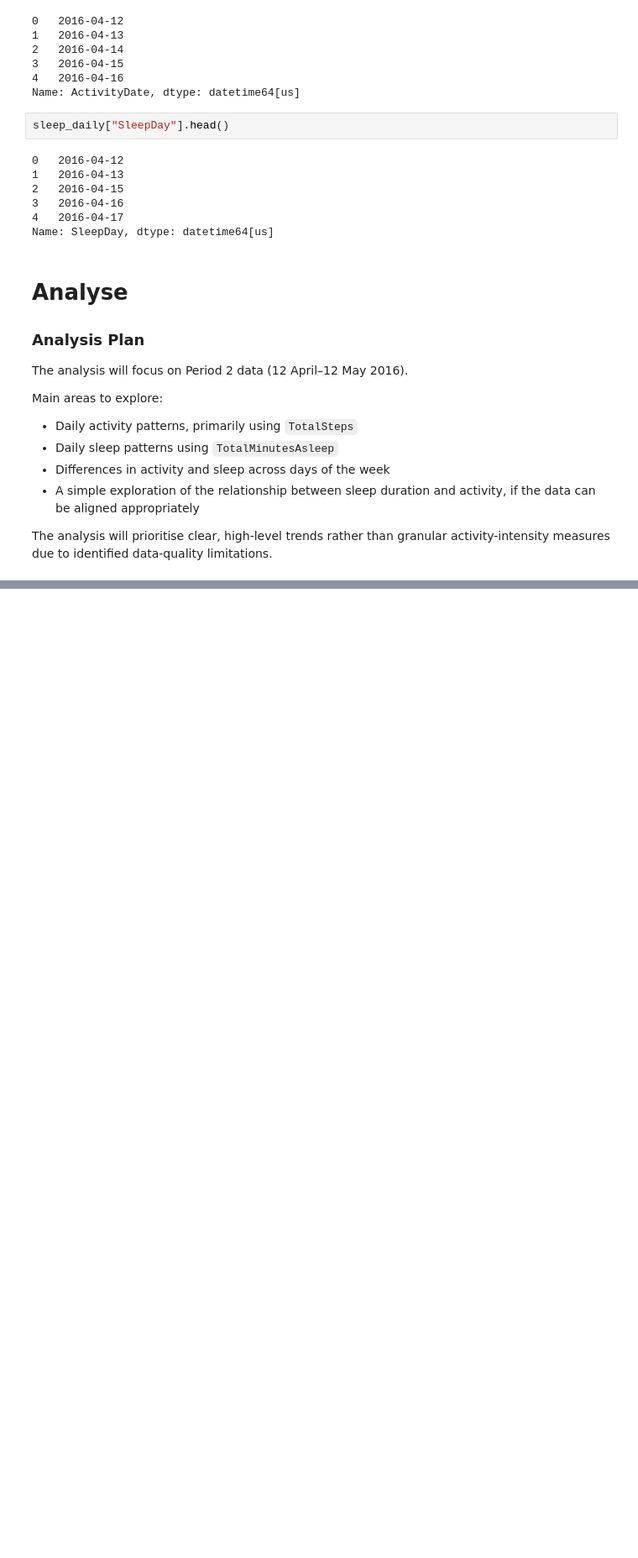
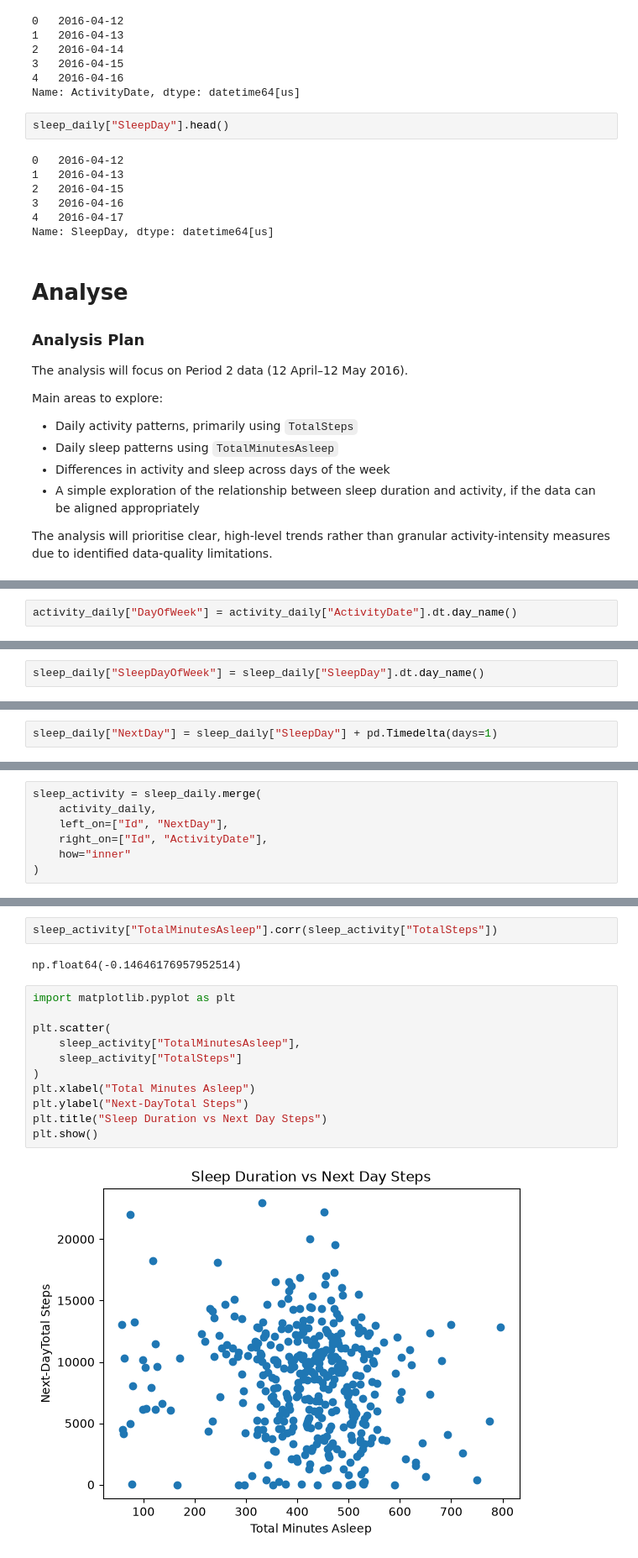
Before and after one commit to elliotwrightdata/bellabeat_case_study, a Jupyter notebook: noteboooks/bellabeat_analysis.ipynb, the cells around one changed output, grey strips where cells are left out. Shown at 84% size. Saved outputs shown, nothing was run; the diff lists cells and outputs as text; blank space fills up the shorter version.

```diff
--- a/noteboooks/bellabeat_analysis.ipynb
+++ b/noteboooks/bellabeat_analysis.ipynb
@@ -631,0 +662,2 @@ The analysis will prioritise clear, high-level trends rather than granular activ
+# %%
+activity_daily["DayOfWeek"] = activity_daily["ActivityDate"].dt.day_name()
@@ -631,0 +836,2 @@ The analysis will prioritise clear, high-level trends rather than granular activ
+# %%
+sleep_daily["SleepDayOfWeek"] = sleep_daily["SleepDay"].dt.day_name()
@@ -631,0 +875,2 @@ The analysis will prioritise clear, high-level trends rather than granular activ
+# %%
+sleep_daily["NextDay"] = sleep_daily["SleepDay"] + pd.Timedelta(days=1)
@@ -631,0 +886,7 @@ The analysis will prioritise clear, high-level trends rather than granular activ
+# %%
+sleep_activity = sleep_daily.merge(
+    activity_daily,
+    left_on=["Id", "NextDay"],
+    right_on=["Id", "ActivityDate"],
+    how="inner"
+)
@@ -631,0 +907,17 @@ The analysis will prioritise clear, high-level trends rather than granular activ
+# %%
+sleep_activity["TotalMinutesAsleep"].corr(sleep_activity["TotalSteps"])
+# %% [output]
+np.float64(-0.14646176957952514)
+# %%
+import matplotlib.pyplot as plt
+
+plt.scatter(
+    sleep_activity["TotalMinutesAsleep"],
+    sleep_activity["TotalSteps"]
+)
+plt.xlabel("Total Minutes Asleep")
+plt.ylabel("Next-DayTotal Steps")
+plt.title("Sleep Duration vs Next Day Steps")
+plt.show()
+# %% [output]
+[figure, added]
```
Also changed, not shown: parts of 34 cells of this notebook.
